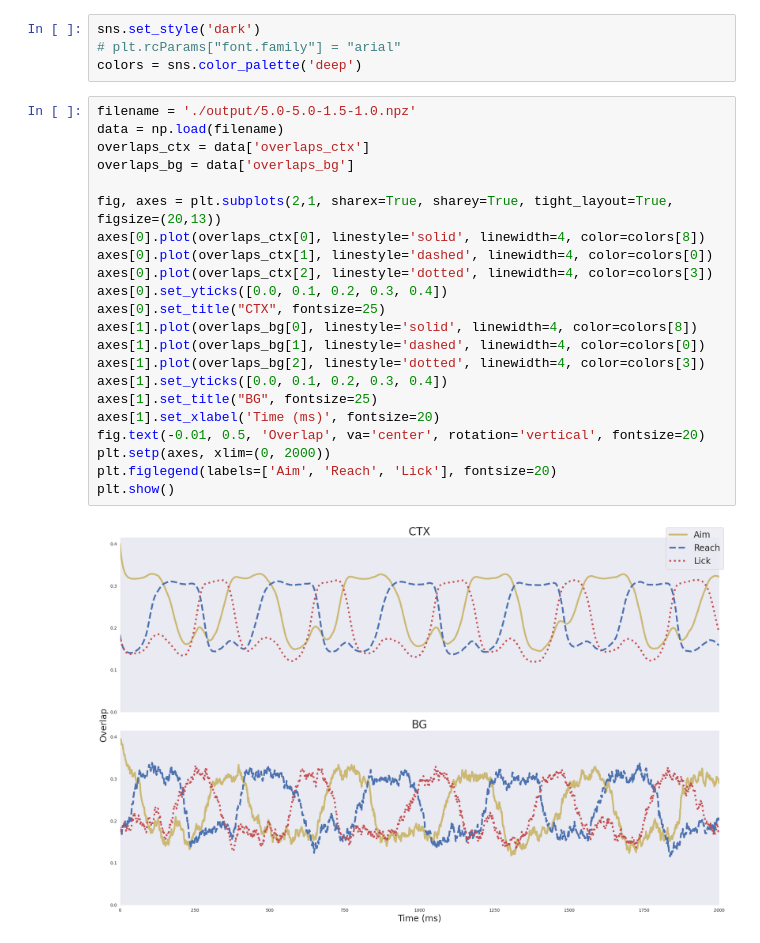
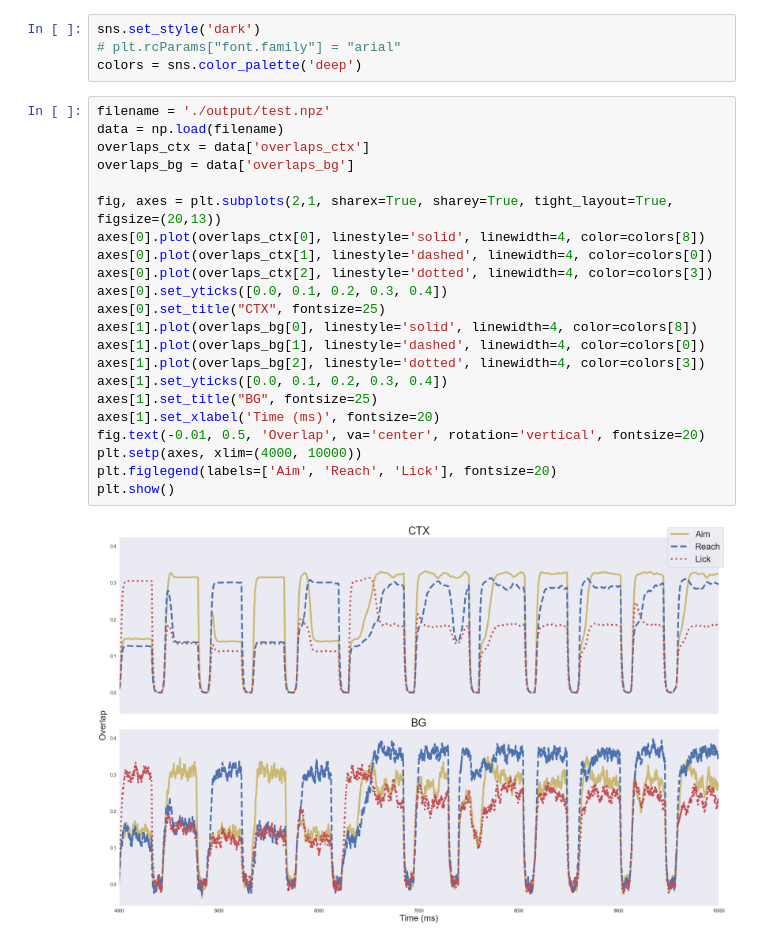
Before and after one commit to jp464/striatal-sequence, a Jupyter notebook: figures/article/1/figure.ipynb, the cells around one changed output. Saved outputs shown, nothing was run; the diff lists cells and outputs as text.

```diff
--- a/figures/article/1/figure.ipynb
+++ b/figures/article/1/figure.ipynb
@@ -13,26 +13,26 @@ sns.set_style('dark')
 # plt.rcParams["font.family"] = "arial"
 colors = sns.color_palette('deep')
 # %%
-filename = './output/5.0-5.0-1.5-1.0.npz'
+filename = './output/test.npz'
 data = np.load(filename)
 overlaps_ctx = data['overlaps_ctx']
 overlaps_bg = data['overlaps_bg']
 
 fig, axes = plt.subplots(2,1, sharex=True, sharey=True, tight_layout=True, figsize=(20,13))
 axes[0].plot(overlaps_ctx[0], linestyle='solid', linewidth=4, color=colors[8])
 axes[0].plot(overlaps_ctx[1], linestyle='dashed', linewidth=4, color=colors[0])
 axes[0].plot(overlaps_ctx[2], linestyle='dotted', linewidth=4, color=colors[3])
 axes[0].set_yticks([0.0, 0.1, 0.2, 0.3, 0.4])
 axes[0].set_title("CTX", fontsize=25)
 axes[1].plot(overlaps_bg[0], linestyle='solid', linewidth=4, color=colors[8])
 axes[1].plot(overlaps_bg[1], linestyle='dashed', linewidth=4, color=colors[0])
 axes[1].plot(overlaps_bg[2], linestyle='dotted', linewidth=4, color=colors[3])
 axes[1].set_yticks([0.0, 0.1, 0.2, 0.3, 0.4])
 axes[1].set_title("BG", fontsize=25)
 axes[1].set_xlabel('Time (ms)', fontsize=20)
 fig.text(-0.01, 0.5, 'Overlap', va='center', rotation='vertical', fontsize=20)
-plt.setp(axes, xlim=(0, 2000))
+plt.setp(axes, xlim=(4000, 10000))
 plt.figlegend(labels=['Aim', 'Reach', 'Lick'], fontsize=20)
 plt.show()
 # %% [output]
-[figure, old version]
+[figure, new version]
```
Also changed, not shown: 7 other files.
